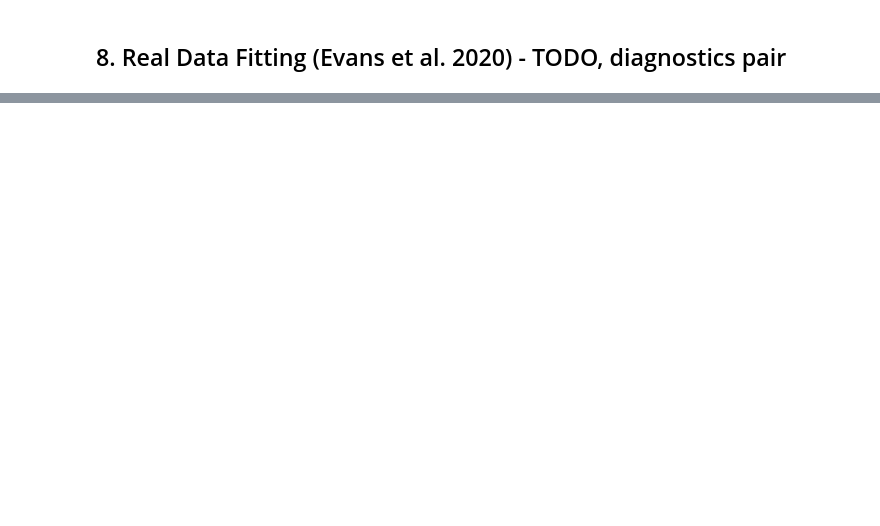
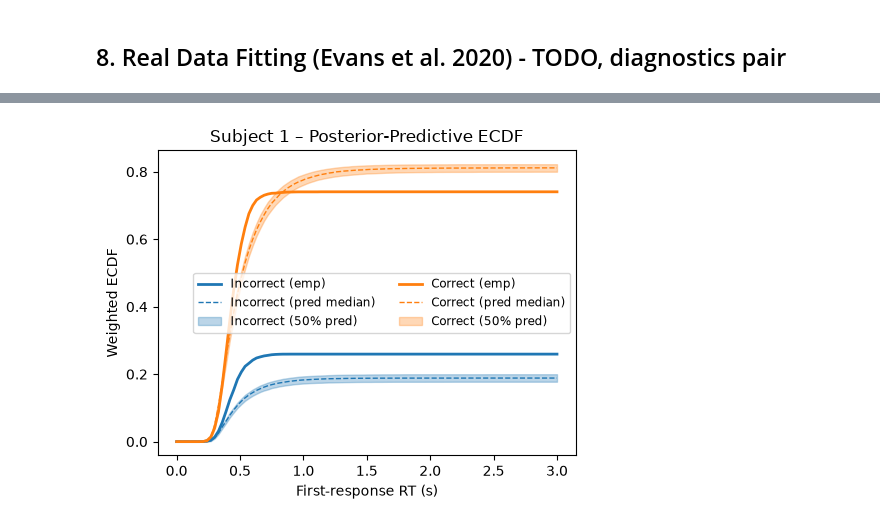
Before and after one commit to avi-0106/double-response-sbi_group17, a Jupyter notebook: notebooks/final/full_project.ipynb, the cells around one changed output, grey strips where cells are left out. Saved outputs shown, nothing was run; the diff lists cells and outputs as text; code cells hidden in the pictures; blank space fills up the shorter version.

```diff
--- a/notebooks/final/full_project.ipynb
+++ b/notebooks/final/full_project.ipynb
@@ -288,0 +481,29 @@ plt.show()
+# %%
+# Get an ordered list of your subject IDs
+group_keys = list(grouped.groups.keys())
+
+# Loop through all subjects
+for subject_id in group_keys:
+    print("\nProcessing subject:", subject_id)
+
+    # Grab subject's data
+    data_subject = grouped.get_group(subject_id).reset_index(drop=True)
+    print("Data shape:", data_subject.shape)
+
+    # Find index of subject
+    idx = group_keys.index(subject_id)
+
+    # Slice out all 10000 posterior draws for that subject
+    posterior_subject = {
+        "nu":     posterior_real["nu"][idx, :, :],      # (10000, 2)
+        "alpha1": posterior_real["alpha1"][idx, :, 0],  # (10000,)
+        "tau":    posterior_real["tau"][idx, :, 0]      # (10000,)
+    }
+
+    # Print posterior shapes
+    print("Posterior shapes:")
+    for name, arr in posterior_subject.items():
+        print(f"{name:7s} → {arr.shape}")
+
+    # Optional: Uncomment to plot (could be slow for many subjects)
+    bf.diagnostics.pairs_posterior(estimates=posterior_subject)
@@ -288,0 +639,16 @@ plt.show()
+# %%
+# for example, to plot for your first subject:
+first_id = group_keys[0]
+grp_df   = grouped.get_group(first_id).reset_index(drop=True)
+
+fig = plot_group_pp_ecdf(
+    grp_df,
+    approximator,       # your trained Variation 2 workflow
+    simulate_dataset,     # the two‐threshold simulator fn
+    n_posterior=500,   # fewer draws if you want speed
+    t_max=3.0,
+    dt=0.02
+)
+plt.show()
+# %% [output]
+[figure, added]
```
Also changed, not shown: parts of 25 cells of this notebook, 1 other file.
